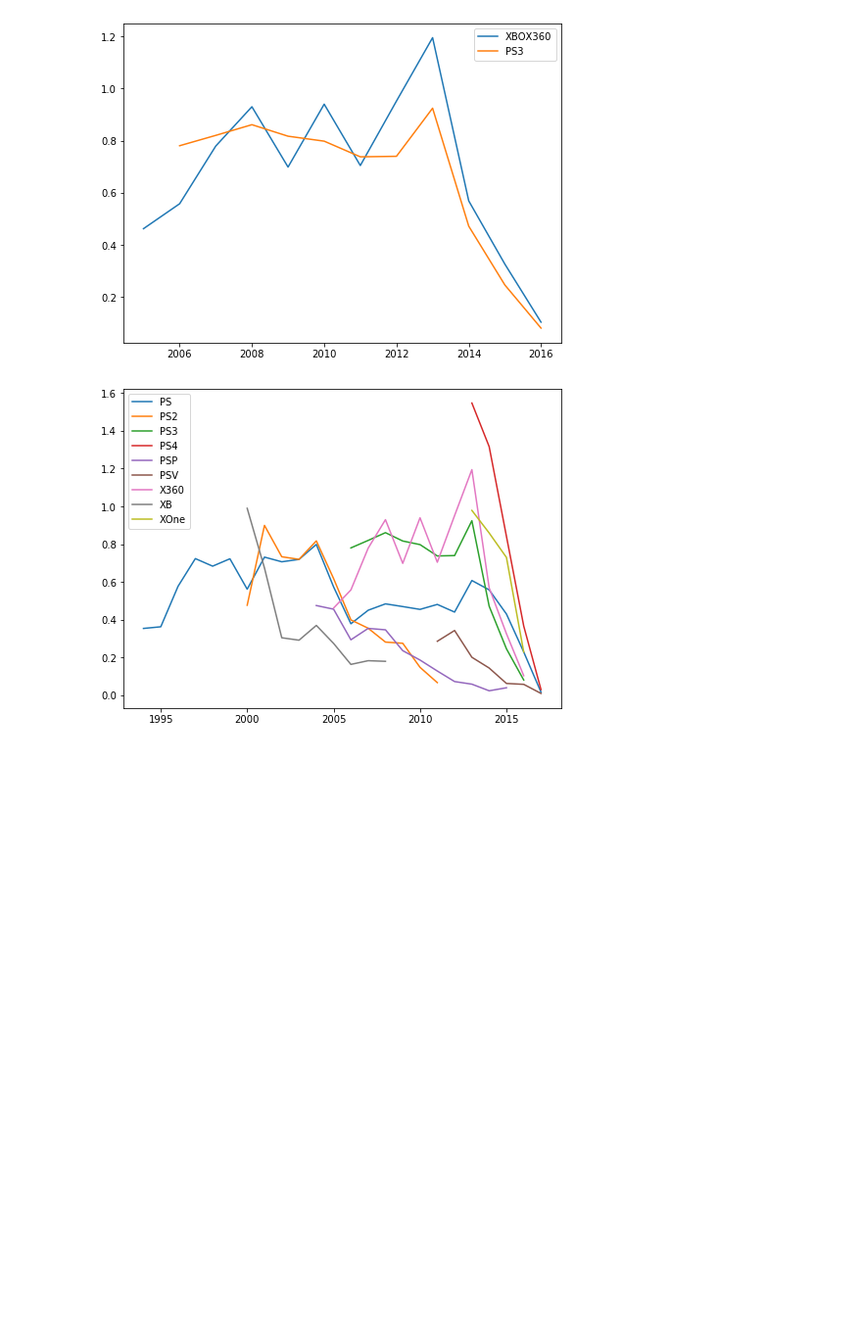
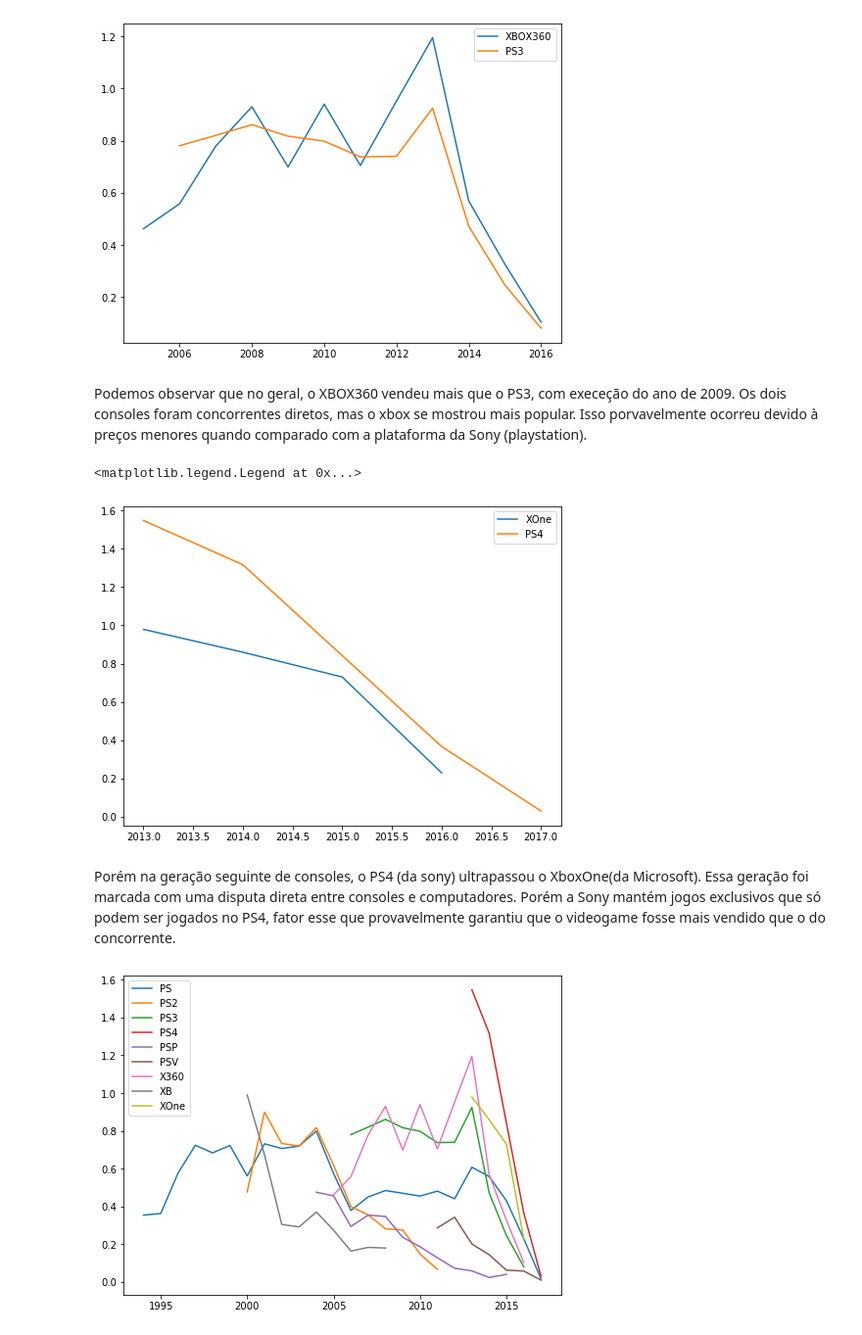
Before and after one commit to VanessaWille/visualizacao_vgsales, a Jupyter notebook: Sanches.ipynb, the cells around one changed output. Shown: that part at 98% size. Cells and saved outputs as stored; diff of their text form; code cells hidden in the pictures; blank space fills up the shorter version.

```diff
--- a/Sanches.ipynb
+++ b/Sanches.ipynb
@@ -81,6 +85,22 @@ plt.legend()
 # %% [output]
 <matplotlib.legend.Legend at 0x...>
 [figure]
+# %% [markdown]
+Podemos observar que no geral, o XBOX360 vendeu mais que o PS3, com execeção do ano de 2009. Os dois consoles foram concorrentes diretos, mas o xbox se mostrou mais popular. Isso porvavelmente ocorreu devido à preços menores quando comparado com a plataforma da Sony (playstation).
+# %%
+df4 = df[(df2['Platform'].str.startswith('XOne'))].groupby(df['Year']).mean()
+df5 = df[(df2['Platform'].str.startswith('PS4'))].groupby(df['Year']).mean()
+
+fig = plt.figure( figsize=(8,6))
+ax = plt.axes()
+ax.plot(df4['Year'], df4['Global_Sales'], label = 'XOne')
+ax.plot(df5['Year'], df5['Global_Sales'], label = 'PS4')
+plt.legend()
+# %% [output]
+<matplotlib.legend.Legend at 0x...>
+[figure, added]
+# %% [markdown]
+Porém na geração seguinte de consoles, o PS4 (da sony) ultrapassou o XboxOne(da Microsoft). Essa geração foi marcada com uma disputa direta entre consoles e computadores. Porém a Sony mantém jogos exclusivos que só podem ser jogados no PS4, fator esse que provavelmente garantiu que o videogame fosse mais vendido que o do concorrente.
 # %%
 fig = plt.figure( figsize=(8,6))
 ax = plt.axes()
```
Also changed, not shown: parts of 4 cells of this notebook.
